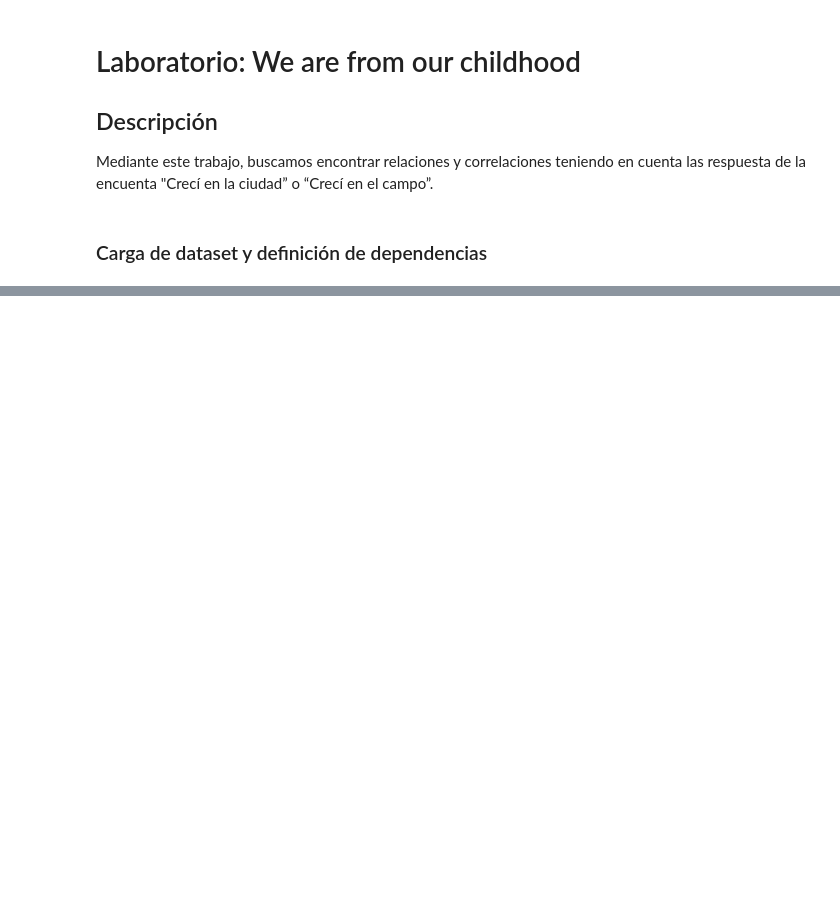
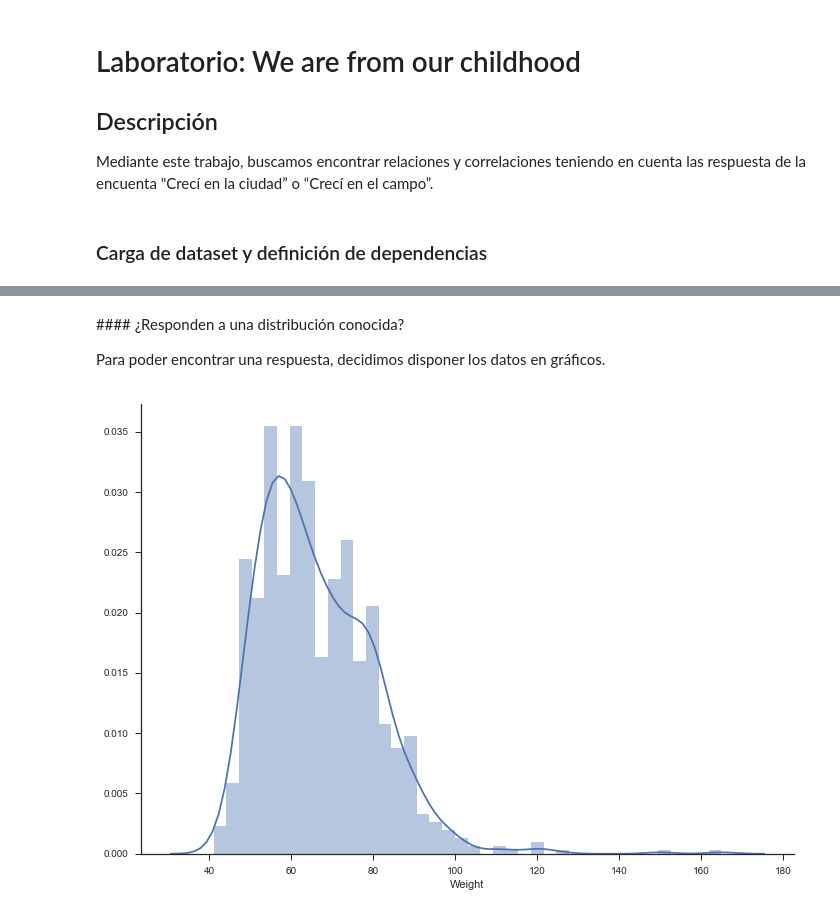
Before and after one commit to nestornav/dimplomatura-datos-famaf, a Jupyter notebook: laboratorios/laboratorio1/laboratorio1.ipynb, the cells around one changed output, grey strips where cells are left out. Drawn from its saved outputs; the diff is of its cells as text; code cells hidden in the pictures; blank space fills up the shorter version.

```diff
--- a/laboratorios/laboratorio1/laboratorio1.ipynb
+++ b/laboratorios/laboratorio1/laboratorio1.ipynb
@@ -10,11 +10,11 @@ Mediante este trabajo, buscamos encontrar relaciones y correlaciones teniendo en
 %matplotlib inline
 
 import numpy as np
-import pandas
+import pandas as pd
 import seaborn as sns
+import matplotlib.pyplot as pyplot
 
-dataset = pandas.read_csv('./dataset/responses.csv')
+ds = pd.read_csv('./dataset/responses.csv')
+
 # This dataset contains the original name of the columns
-column_name = pandas.read_csv('./dataset/columns.csv')
-
-dataset.describe()
+column_name = pd.read_csv('./dataset/columns.csv')
@@ -31,0 +51,22 @@ dataset.describe()
+# %% [markdown]
+#### ¿Responden a una distribución conocida?
+
+Para poder encontrar una respuesta, decidimos disponer los datos en gráficos.
+# %%
+import numpy as np
+import seaborn as sns
+from matplotlib import pyplot as plt
+
+def plot_hist_with_box(data_col, bins):
+    x = data_col.dropna()
+    sns.set(style="ticks")
+    a4_dims = (11.7, 8.27)
+    fig, ax = plt.subplots(figsize=a4_dims)
+    sns.distplot(x, ax=ax,  bins=bins, kde=True)
+
+
+    sns.despine()
+
+plot_hist_with_box(ds['Weight'], 40)
+# %% [output]
+[figure, added]
```
Also changed, not shown: parts of 36 cells of this notebook.
